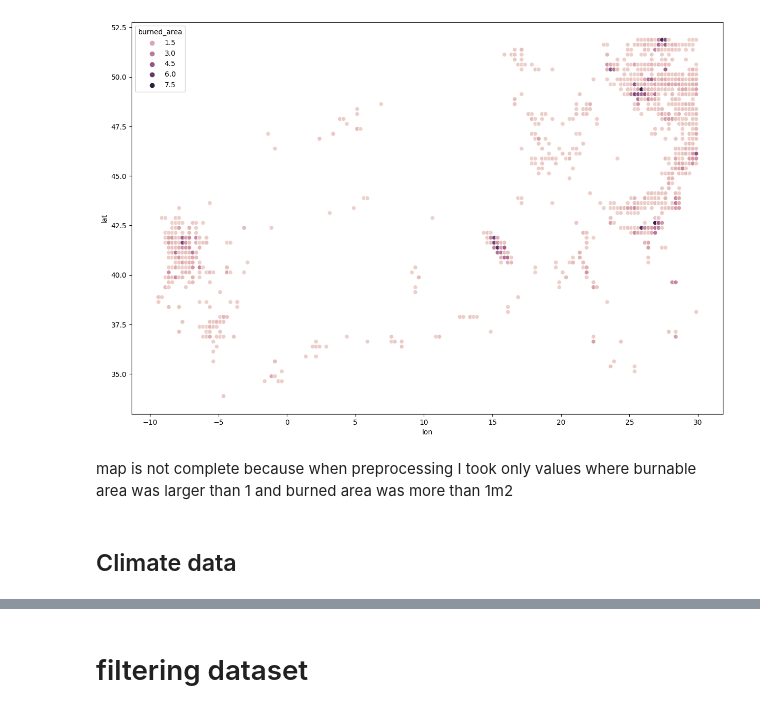
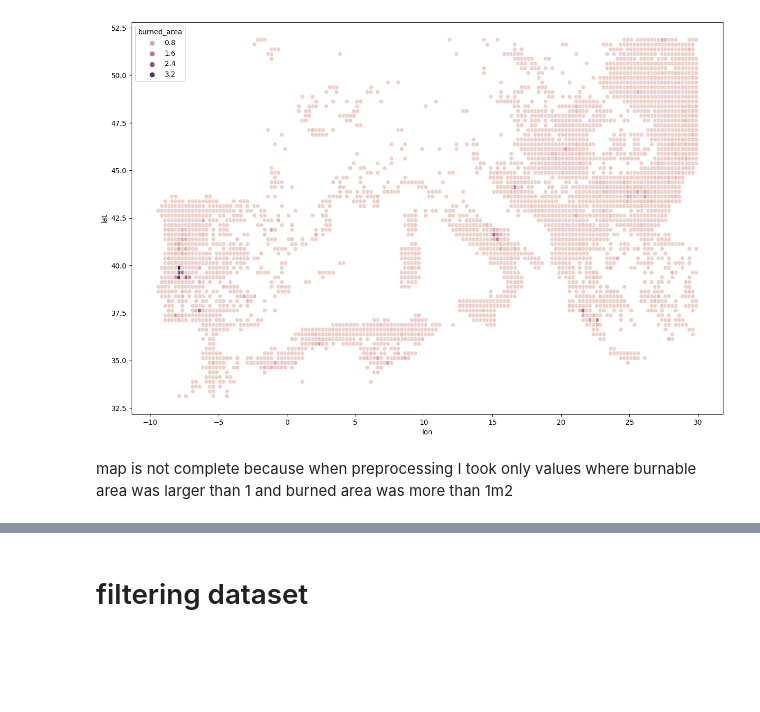
Before and after one commit to TomasDemeter/FireProject, a Jupyter notebook: notebooks/tomas_data_merging.ipynb, the cells around one changed output, grey strips where cells are left out. Cells and saved outputs as stored; diff of their text form; code cells hidden in the pictures; blank space fills up the shorter version.

```diff
--- a/notebooks/tomas_data_merging.ipynb
+++ b/notebooks/tomas_data_merging.ipynb
@@ -32,9 +26 @@ fire_df
 38382 rows × 8 columns
-# %%
-file_path = '../data/fire.csv'
-fire_df = pd.read_csv(file_path)
-fire_df = fire_df.sort_values(['year','lon_bounds','lat_bounds'])
-fire_df = fire_df.reset_index()
-fire_df = fire_df.drop(['index', 'month'], axis=1)
-fire_df = fire_df.reindex(columns=['year', 'lon', 'lat', 'lon_bounds', 'lat_bounds', 'burned_area', 'fraction_of_burnable_area'])
-fire_df
@@ -59,11 +27,9 @@ fire_df[fire_df['burned_area']<=1*10**8].plot.hist(column=["burned_area"], bins=
 # %%
 plt.figure(figsize=(15,10))
-sns.scatterplot(data=fire_df[(fire_df['burned_area']<=1*10**8) & (fire_df['year']==2002)], x='lon', y='lat', hue = 'burned_area');
+sns.scatterplot(data=fire_df, x='lon', y='lat', hue = 'burned_area');
 # %% [output]
-[figure, old version]
+[figure, new version]
 # %% [markdown]
 map is not complete because when preprocessing I took only values where burnable area was larger than 1 and burned area was more than 1m2
-# %% [markdown]
-## Climate data
 # %%
 climate_df = pd.read_csv('../data/climate.csv')
```
Also changed, not shown: parts of 13 cells of this notebook, 1 other file.
